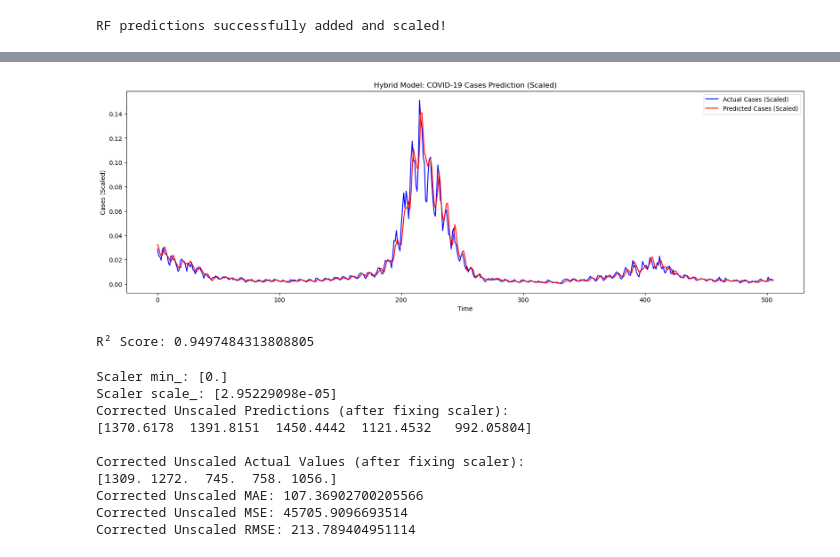
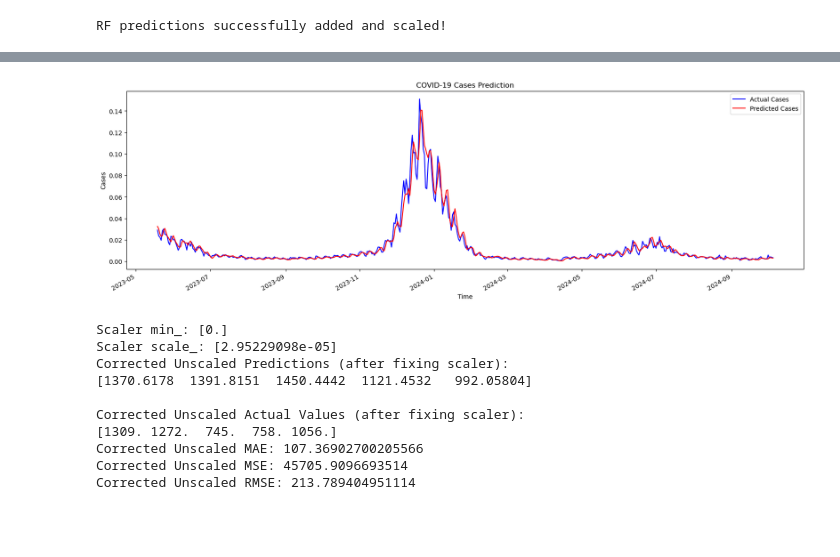
Before and after one commit to nursahiraa/fyp, a Jupyter notebook: dataSpell/fyp-master/notebooks/RFnLSTM.ipynb, the cells around one changed output, grey strips where cells are left out. Cells and saved outputs as stored; diff of their text form; code cells hidden in the pictures; blank space fills up the shorter version.

```diff
--- a/dataSpell/fyp-master/notebooks/RFnLSTM.ipynb
+++ b/dataSpell/fyp-master/notebooks/RFnLSTM.ipynb
@@ -50,7 +50,7 @@ df_grouped.plot()
 df['date'] = pd.to_datetime(df['date'],  format='%Y-%m-%d')
 
 # Aggregate data by date if you want to plot the total new cases across all states per day
-# df_grouped = df.groupby('date')['cases_new'].sum().reset_index()
+df_grouped = df.groupby('date')['cases_new'].sum().reset_index()
 
 # Check for missing values
 print("missing values in dataset: ")
@@ -428,14 +427,36 @@ rmse_scaled = np.sqrt(mse_scaled)
 print(f"Hybrid Model - Scaled Mean Absolute Error (MAE): {mae_scaled}")
 print(f"Hybrid Model - Scaled Mean Squared Error (MSE): {mse_scaled}")
 print(f"Hybrid Model - Scaled Root Mean Squared Error (RMSE): {rmse_scaled}")
+#
+# # Plot predictions vs actual values in scaled space
+# plt.figure(figsize=(20, 6))
+# plt.plot(y_test_lstm, color='blue', label='Actual Cases (Scaled)')
+# plt.plot(lstm_predictions, color='red', label='Predicted Cases (Scaled)')
+# plt.title('Hybrid Model: COVID-19 Cases Prediction (Scaled)')
+# plt.xlabel('Time')
+# plt.ylabel('Cases (Scaled)')
+# plt.legend()
+# plt.show()
+import matplotlib.dates as mdates
 
-# Plot predictions vs actual values in scaled space
+# Generate a time index for the test set
+test_dates = df_grouped['date'].iloc[-len(y_test_lstm):]  # Select the corresponding test dates
+
+# Plot the graph with time index for the x-axis
 plt.figure(figsize=(20, 6))
-plt.plot(y_test_lstm, color='blue', label='Actual Cases (Scaled)')
-plt.plot(lstm_predictions, color='red', label='Predicted Cases (Scaled)')
-plt.title('Hybrid Model: COVID-19 Cases Prediction (Scaled)')
+plt.plot(test_dates, y_test_lstm, color='blue', label='Actual Cases')
+plt.plot(test_dates, lstm_predictions, color='red', label='Predicted Cases')
+plt.title('COVID-19 Cases Prediction')
 plt.xlabel('Time')
-plt.ylabel('Cases (Scaled)')
+plt.ylabel('Cases')
 plt.legend()
+
+# Customize the x-axis ticks
+plt.gca().xaxis.set_major_locator(mdates.AutoDateLocator())  # Automatic date ticks
+plt.gca().xaxis.set_major_formatter(mdates.DateFormatter('%Y-%m'))  # Format as Year-Month
+
+# Rotate and adjust x-axis labels for better visibility
+plt.gcf().autofmt_xdate()  # Automatically adjust label angles
+
 plt.show()
 # %% [output]
@@ -443,8 +464,7 @@ plt.show()
 Hybrid Model - Scaled Mean Absolute Error (MAE): 0.002312260788818114
 Hybrid Model - Scaled Mean Squared Error (MSE): 2.4709296870644014e-05
 Hybrid Model - Scaled Root Mean Squared Error (RMSE): 0.004970844683818236
-[figure, old version]
+[figure, new version]
-R² Score: 0.9497484313808805
 # %%
 # Re-fit the scaler using only the original 'cases_new' column
 scaler = MinMaxScaler()
```
Also changed, not shown: parts of 3 cells of this notebook, 3 other files.
